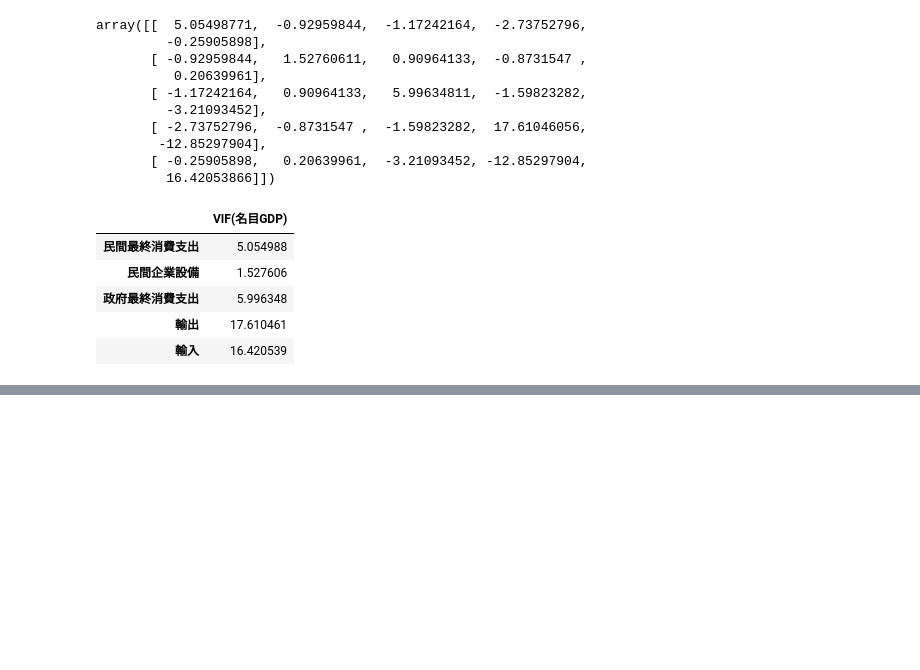
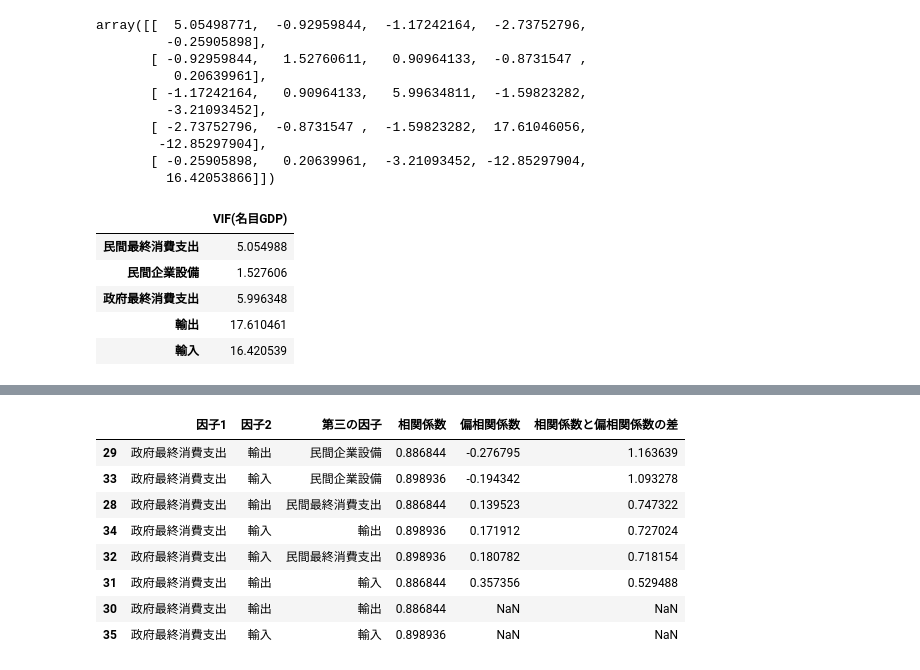
Before and after one commit to NTanaka1994/GDP_Analysis, a Jupyter notebook: GDP_VIF.ipynb, the cells around one changed output, grey strips where cells are left out. Cells and saved outputs as stored; diff of their text form; code cells hidden in the pictures; blank space fills up the shorter version.

```diff
--- a/GDP_VIF.ipynb
+++ b/GDP_VIF.ipynb
@@ -152,3 +186,15 @@ df_vif
 | 政府最終消費支出 | 5.996348 |
 | 輸出 | 17.610461 |
 | 輸入 | 16.420539 |
+# %%
+corr = x.corr().values
+col = x.corr().columns
+pcorr = []
+for i in range(len(corr)):
+    for j in range(i+1, len(corr[i])):
+        for k in range(len(corr)):
+            if col[i] != col[j] and col[i] != col[k] and col[j] and col[k]:
+                pcorr.append([col[i], col[j], col[k], corr[i][j], partcorr(corr[i][j], corr[i][k], corr[k][j]), abs(corr[i][j]-partcorr(corr[i][j], corr[i][k], corr[k][j]))])
+df_pcorr = pd.DataFrame(pcorr)
+df_pcorr.columns = ["因子1", "因子2", "第三の因子", "相関係数", "偏相関係数", "相関係数と偏相関係数の差"]
+df_pcorr.sort_values("相関係数と偏相関係数の差", ascending=False).head()
@@ -154,0 +208,12 @@ df_vif
+# %%
+df_pcorr.query("因子2=='政府最終消費支出'").sort_values("相関係数と偏相関係数の差", ascending=False)
+# %% [output]
+|  | 因子1 | 因子2 | 第三の因子 | 相関係数 | 偏相関係数 | 相関係数と偏相関係数の差 |
+| 29 | 政府最終消費支出 | 輸出 | 民間企業設備 | 0.886844 | -0.276795 | 1.163639 |
+| 33 | 政府最終消費支出 | 輸入 | 民間企業設備 | 0.898936 | -0.194342 | 1.093278 |
+| 28 | 政府最終消費支出 | 輸出 | 民間最終消費支出 | 0.886844 | 0.139523 | 0.747322 |
+| 34 | 政府最終消費支出 | 輸入 | 輸出 | 0.898936 | 0.171912 | 0.727024 |
+| 32 | 政府最終消費支出 | 輸入 | 民間最終消費支出 | 0.898936 | 0.180782 | 0.718154 |
+| 31 | 政府最終消費支出 | 輸出 | 輸入 | 0.886844 | 0.357356 | 0.529488 |
+| 30 | 政府最終消費支出 | 輸出 | 輸出 | 0.886844 | NaN | NaN |
+| 35 | 政府最終消費支出 | 輸入 | 輸入 | 0.898936 | NaN | NaN |
```
Also changed, not shown: parts of 5 cells of this notebook.
